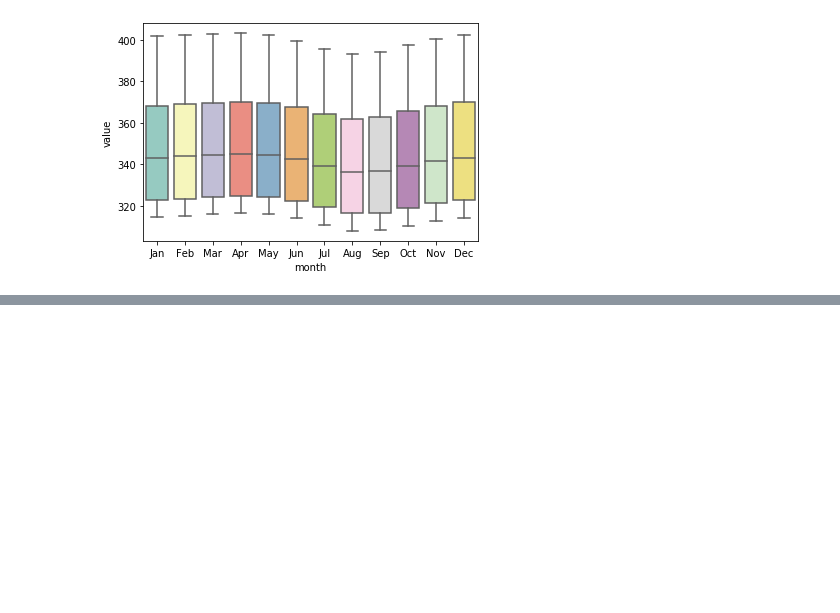
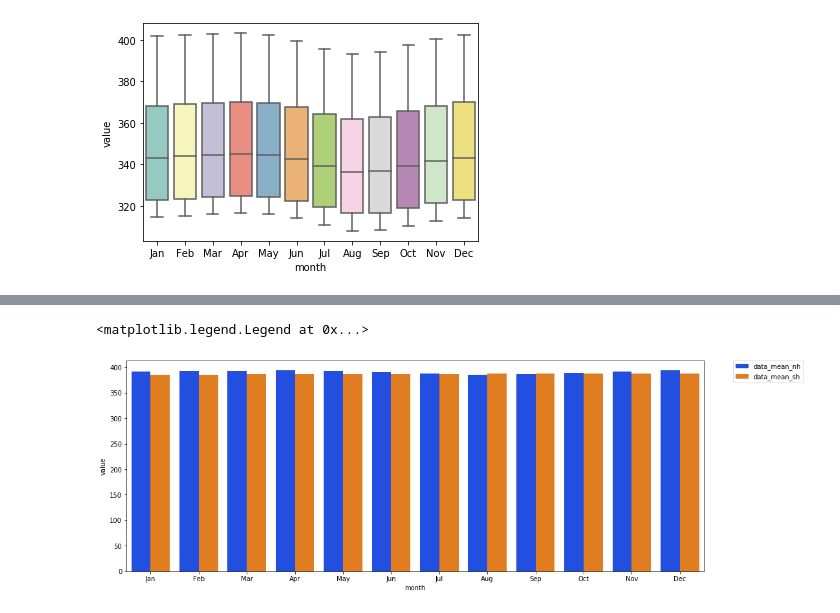
Before and after one commit to Squaess/TimeSeries, a Jupyter notebook: lab1/lab1.ipynb, the cells around one changed output, grey strips where cells are left out. Cells and saved outputs as stored; diff of their text form; code cells hidden in the pictures; blank space fills up the shorter version.

```diff
--- a/lab1/lab1.ipynb
+++ b/lab1/lab1.ipynb
@@ -116,0 +117,11 @@ webencodings==0.5.1
+# %%
+new_monthly = monthly_df.loc[(monthly_df.index.year == 2010) & (monthly_df['geo'] != 'data_mean_global')]
+plt.figure(figsize=(16, 6))
+ax = sns.barplot(
+    x='month', y='value', hue='geo', data=new_monthly,
+    palette="bright")
+handles, labels = ax.get_legend_handles_labels()
+ax.legend(handles, labels, bbox_to_anchor=(1.05, 1), loc='upper left', borderaxespad=0.)
+# %% [output]
+<matplotlib.legend.Legend at 0x...>
+[figure, added]
```
Also changed, not shown: parts of 22 cells of this notebook, 1 other file.
